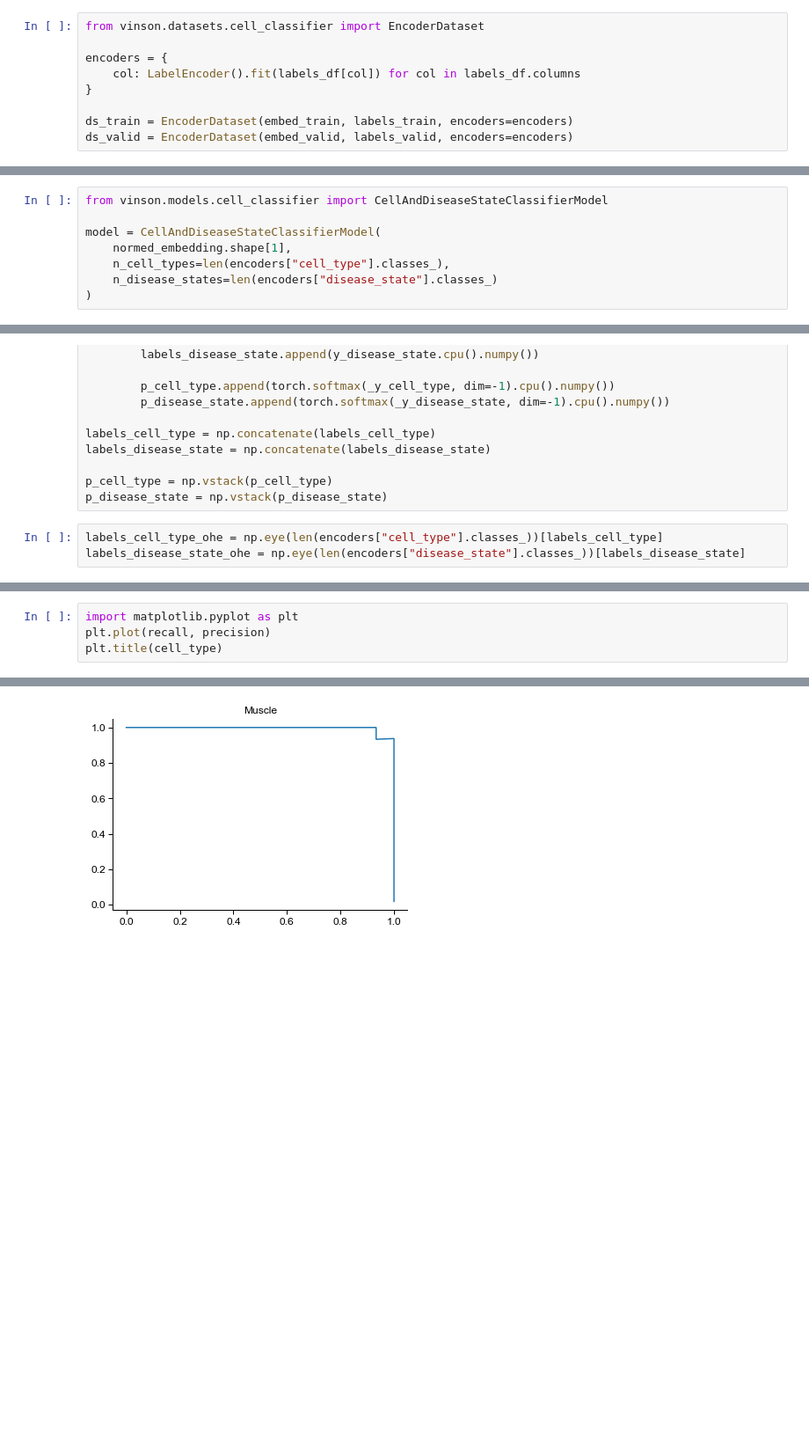
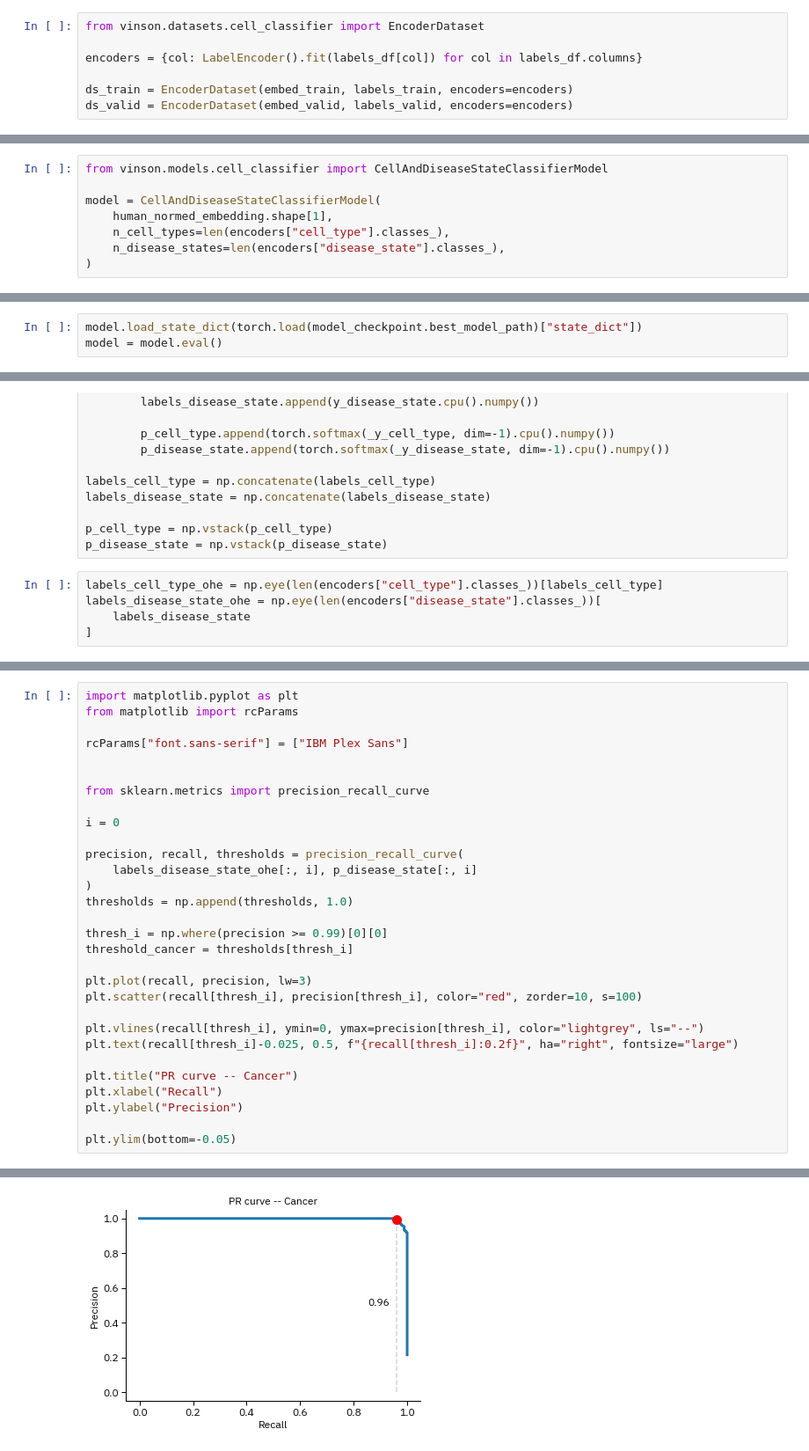
Before and after one commit to vierstralab/vinson, a Jupyter notebook: notebooks/CellTypeInference.ipynb, the cells around one changed output, grey strips where cells are left out. Shown at 88% size. Drawn from its saved outputs; the diff is of its cells as text; blank space fills up the shorter version.

Commit message:
Cell type inference updates

```diff
--- a/notebooks/CellTypeInference.ipynb
+++ b/notebooks/CellTypeInference.ipynb
@@ -68,9 +90,7 @@ embed_train, embed_valid, labels_train, labels_valid = train_test_split(
 # %%
 from vinson.datasets.cell_classifier import EncoderDataset
 
-encoders = {
-    col: LabelEncoder().fit(labels_df[col]) for col in labels_df.columns
-}
+encoders = {col: LabelEncoder().fit(labels_df[col]) for col in labels_df.columns}
 
 ds_train = EncoderDataset(embed_train, labels_train, encoders=encoders)
 ds_valid = EncoderDataset(embed_valid, labels_valid, encoders=encoders)
@@ -84,9 +104,9 @@ valid_dataloader = DataLoader(ds_valid, batch_size=32)
 from vinson.models.cell_classifier import CellAndDiseaseStateClassifierModel
 
 model = CellAndDiseaseStateClassifierModel(
-    normed_embedding.shape[1],
+    human_normed_embedding.shape[1],
     n_cell_types=len(encoders["cell_type"].classes_),
-    n_disease_states=len(encoders["disease_state"].classes_)
+    n_disease_states=len(encoders["disease_state"].classes_),
 )
 # %%
 import lightning as L
@@ -121,3 +149,6 @@ HPU available: False, using: 0 HPUs
+# %%
+model.load_state_dict(torch.load(model_checkpoint.best_model_path)["state_dict"])
+model = model.eval()
 # %%
 labels_cell_type, labels_disease_state = [], []
 p_cell_type, p_disease_state = [], []
@@ -142,5 +173,7 @@ p_cell_type = np.vstack(p_cell_type)
 p_disease_state = np.vstack(p_disease_state)
 # %%
 labels_cell_type_ohe = np.eye(len(encoders["cell_type"].classes_))[labels_cell_type]
-labels_disease_state_ohe = np.eye(len(encoders["disease_state"].classes_))[labels_disease_state]
+labels_disease_state_ohe = np.eye(len(encoders["disease_state"].classes_))[
+    labels_disease_state
+]
 # %%
@@ -154,5 +208,31 @@ precision, recall, thresholds = precision_recall_curve(labels_cell_type_ohe[:, i
 # %%
 import matplotlib.pyplot as plt
-plt.plot(recall, precision)
-plt.title(cell_type)
+from matplotlib import rcParams
+
+rcParams["font.sans-serif"] = ["IBM Plex Sans"]
+
+
+from sklearn.metrics import precision_recall_curve
+
+i = 0
+
+precision, recall, thresholds = precision_recall_curve(
+    labels_disease_state_ohe[:, i], p_disease_state[:, i]
+)
+thresholds = np.append(thresholds, 1.0)
+
+thresh_i = np.where(precision >= 0.99)[0][0]
+threshold_cancer = thresholds[thresh_i]
+
+plt.plot(recall, precision, lw=3)
+plt.scatter(recall[thresh_i], precision[thresh_i], color="red", zorder=10, s=100)
+
+plt.vlines(recall[thresh_i], ymin=0, ymax=precision[thresh_i], color="lightgrey", ls="--")
+plt.text(recall[thresh_i]-0.025, 0.5, f"{recall[thresh_i]:0.2f}", ha="right", fontsize="large")
+
+plt.title("PR curve -- Cancer")
+plt.xlabel("Recall")
+plt.ylabel("Precision")
+
+plt.ylim(bottom=-0.05)
 # %% [output]
@@ -160 +240 @@ Text(0.5, 1.0, 'Muscle')
-[figure, old version]
+[figure, new version]
```
Also changed, not shown: parts of 27 cells of this notebook.
